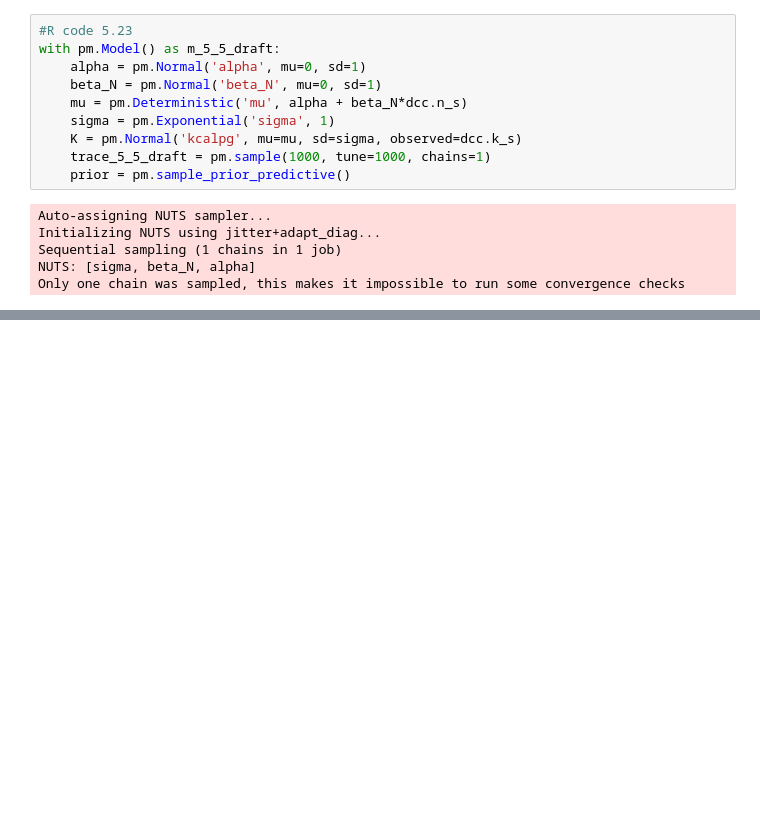
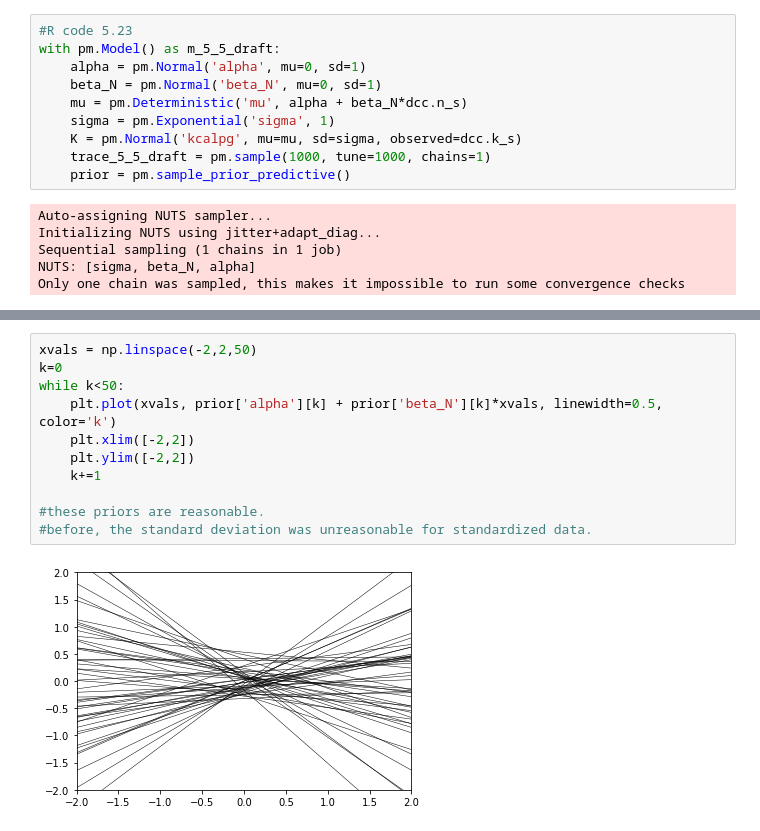
Before and after one commit to mikeviotti/Statistical_Rethinking_MV, a Jupyter notebook: Chapter_5.ipynb, the cells around one changed output, grey strips where cells are left out. Saved outputs shown, nothing was run; the diff lists cells and outputs as text; blank space fills up the shorter version.

```diff
--- a/Chapter_5.ipynb
+++ b/Chapter_5.ipynb
@@ -311,0 +328,13 @@ while k<50:
+# %%
+xvals = np.linspace(-2,2,50)
+k=0
+while k<50:
+    plt.plot(xvals, prior['alpha'][k] + prior['beta_N'][k]*xvals, linewidth=0.5, color='k')
+    plt.xlim([-2,2])
+    plt.ylim([-2,2])
+    k+=1
+
+#these priors are reasonable.
+#before, the standard deviation was unreasonable for standardized data.
+# %% [output]
+[figure, added]
```
Also changed, not shown: parts of 53 cells of this notebook, 3 other files.
